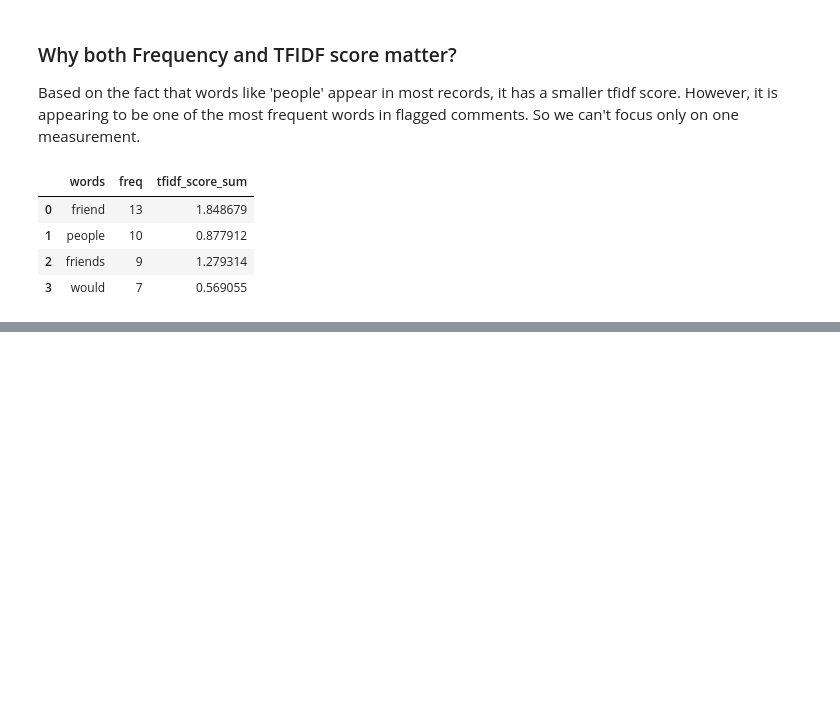
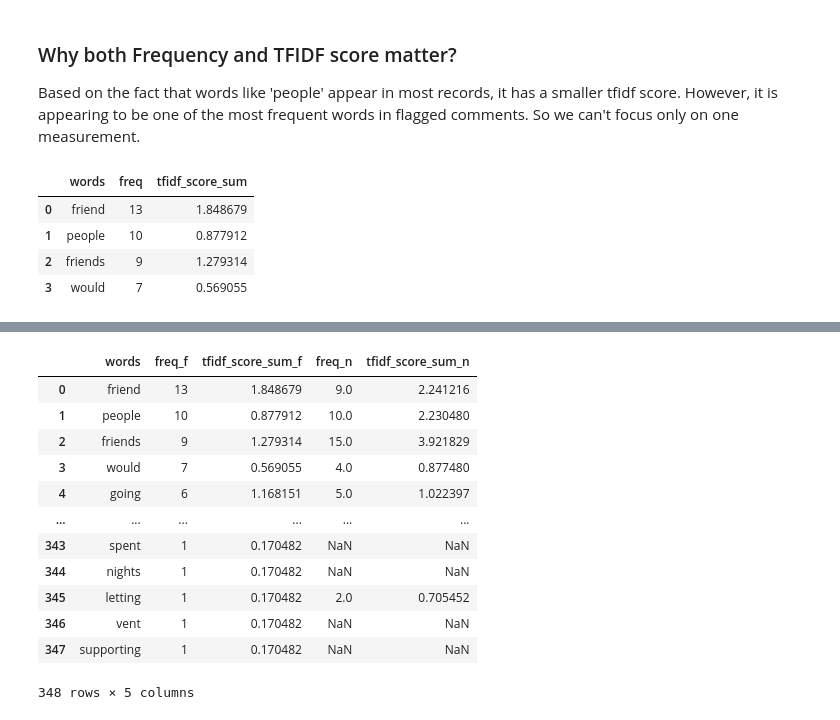
Before and after one commit to mitramir55/Kaggle-NLP-text-classification, a Jupyter notebook: notebook 2.ipynb, the cells around one changed output, grey strips where cells are left out. Cells and saved outputs as stored; diff of their text form; code cells hidden in the pictures; blank space fills up the shorter version.

```diff
--- a/notebook 2.ipynb
+++ b/notebook 2.ipynb
@@ -120,7 +119,7 @@ def get_n_key_and_value(n, dict_):
 
     return keys, values
 # %%
-def convert_tokens_list_to_freq_df(tokens_arrays, n=30):
+def convert_tokens_list_to_freq_df(tokens_arrays, n=-1):
     """
     gets the array of tokenized sentences
     output: a sorted dataframe with two cols
@@ -213,0 +226,25 @@ ValueError:
+# %%
+
+n_words_df = n_words_df.add_suffix('_n')
+n_words_df.rename(columns={'words_n': 'words'}, inplace=True)
+
+f_words_df = f_words_df.add_suffix('_f')
+f_words_df.rename(columns={'words_f': 'words'}, inplace=True)
+
+merged_df = merge(f_words_df, n_words_df)
+# %%
+merged_df
+# %% [output]
+|  | words | freq_f | tfidf_score_sum_f | freq_n | tfidf_score_sum_n |
+| 0 | friend | 13 | 1.848679 | 9.0 | 2.241216 |
+| 1 | people | 10 | 0.877912 | 10.0 | 2.230480 |
+| 2 | friends | 9 | 1.279314 | 15.0 | 3.921829 |
+| 3 | would | 7 | 0.569055 | 4.0 | 0.877480 |
+| 4 | going | 6 | 1.168151 | 5.0 | 1.022397 |
+| ... | ... | ... | ... | ... | ... |
+| 343 | spent | 1 | 0.170482 | NaN | NaN |
+| 344 | nights | 1 | 0.170482 | NaN | NaN |
+| 345 | letting | 1 | 0.170482 | 2.0 | 0.705452 |
+| 346 | vent | 1 | 0.170482 | NaN | NaN |
+| 347 | supporting | 1 | 0.170482 | NaN | NaN |
+348 rows × 5 columns
```
Also changed, not shown: parts of 6 cells of this notebook, 1 other file.
